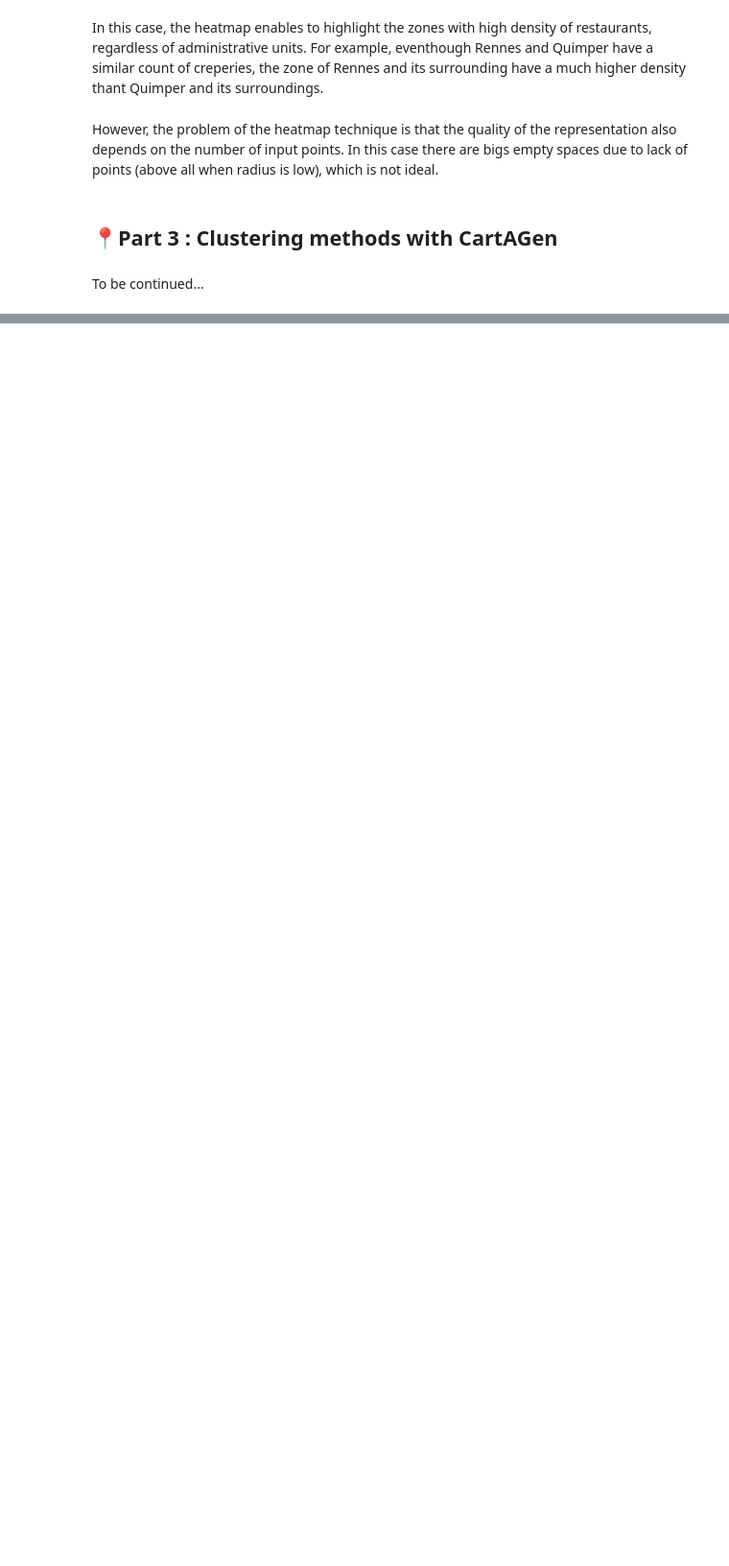
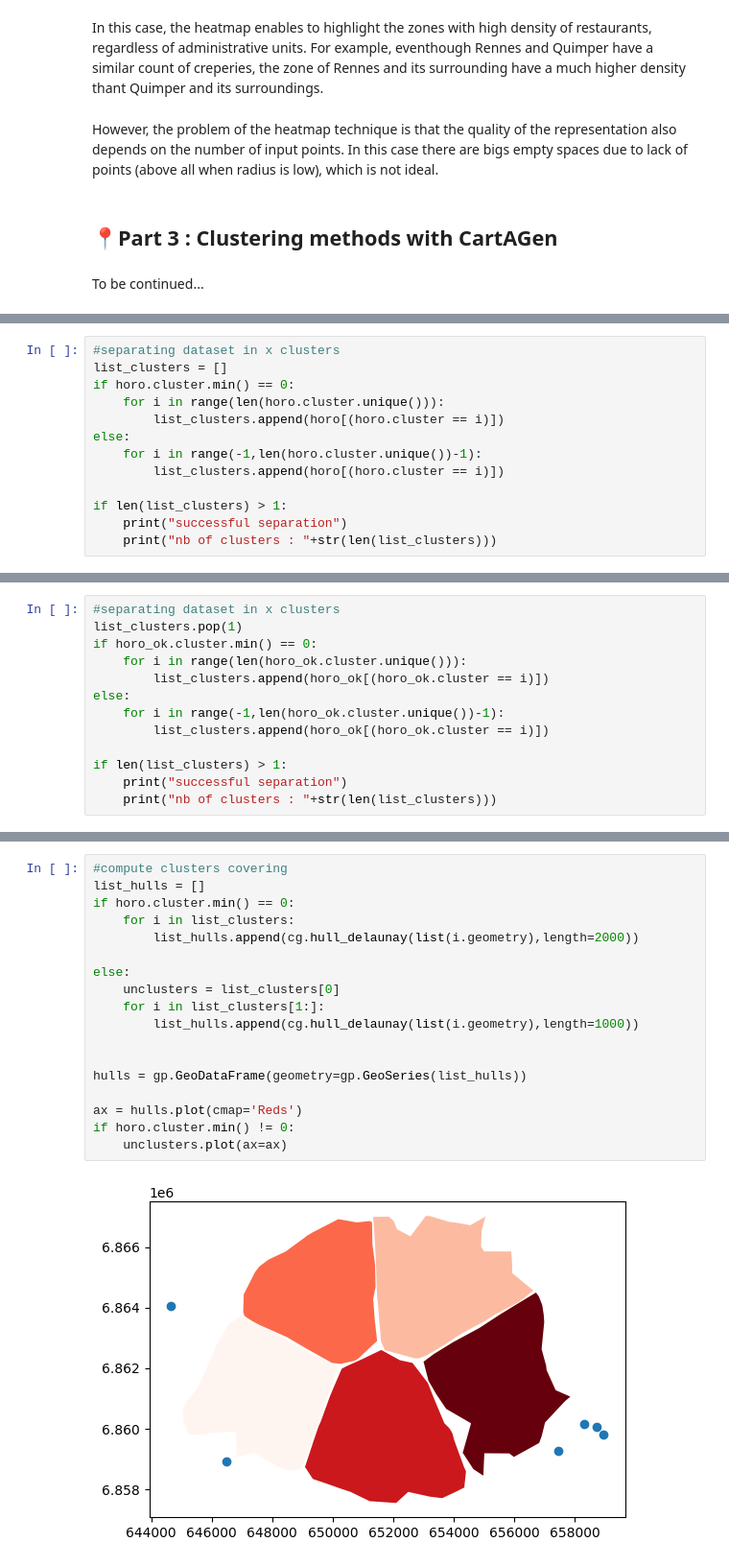
Before and after one commit to LostInZoom/cartagen-notebooks, a Jupyter notebook: tuto_point_dataset_generalisation.ipynb, the cells around one changed output, grey strips where cells are left out. Shown at 96% size. Drawn from its saved outputs; the diff is of its cells as text; blank space fills up the shorter version.

Commit message:
ntbk pts pt 3 cluster map

```diff
--- a/tuto_point_dataset_generalisation.ipynb
+++ b/tuto_point_dataset_generalisation.ipynb
@@ -994,0 +1056,13 @@ To be continued...
+# %%
+#separating dataset in x clusters
+list_clusters = []
+if horo.cluster.min() == 0:
+    for i in range(len(horo.cluster.unique())):
+        list_clusters.append(horo[(horo.cluster == i)])
+else:
+    for i in range(-1,len(horo.cluster.unique())-1):
+        list_clusters.append(horo[(horo.cluster == i)])
+
+if len(list_clusters) > 1:
+    print("successful separation")
+    print("nb of clusters : "+str(len(list_clusters)))
@@ -994,0 +1099,13 @@ To be continued...
+# %%
+#separating dataset in x clusters
+list_clusters.pop(1)
+if horo_ok.cluster.min() == 0:
+    for i in range(len(horo_ok.cluster.unique())):
+        list_clusters.append(horo_ok[(horo_ok.cluster == i)])
+else:
+    for i in range(-1,len(horo_ok.cluster.unique())-1):
+        list_clusters.append(horo_ok[(horo_ok.cluster == i)])
+
+if len(list_clusters) > 1:
+    print("successful separation")
+    print("nb of clusters : "+str(len(list_clusters)))
@@ -994,0 +1115,20 @@ To be continued...
+# %%
+#compute clusters covering
+list_hulls = []
+if horo.cluster.min() == 0:
+    for i in list_clusters:
+        list_hulls.append(cg.hull_delaunay(list(i.geometry),length=2000))
+
+else:
+    unclusters = list_clusters[0]
+    for i in list_clusters[1:]:
+        list_hulls.append(cg.hull_delaunay(list(i.geometry),length=1000))
+
+
+hulls = gp.GeoDataFrame(geometry=gp.GeoSeries(list_hulls))
+
+ax = hulls.plot(cmap='Reds')
+if horo.cluster.min() != 0:
+    unclusters.plot(ax=ax)
+# %% [output]
+[figure, added]
```
Also changed, not shown: parts of 14 cells of this notebook, 3 other files.
